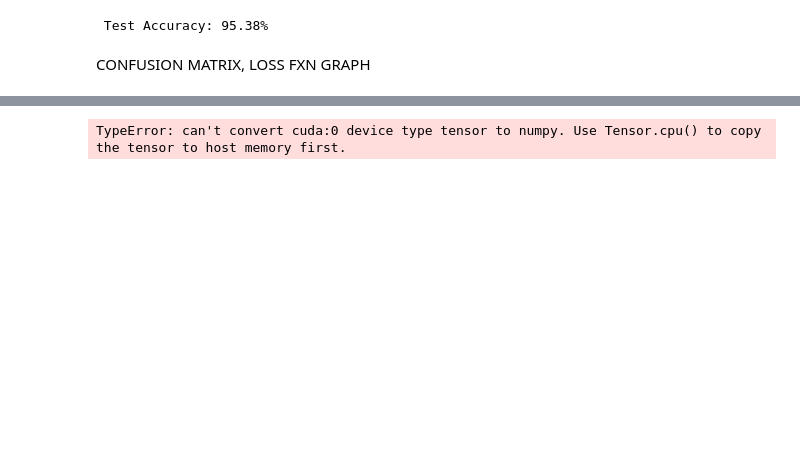
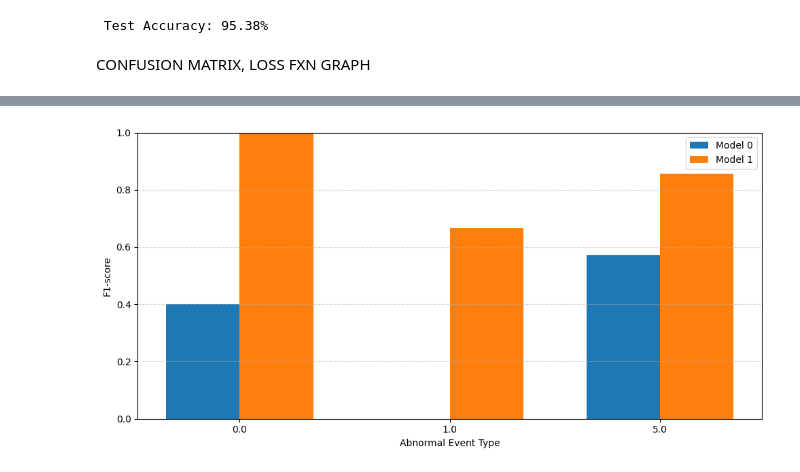
Before and after one commit to randrake/anomaly_detection, a Jupyter notebook: 250225_/1/Dataset/3W Dataset/codes/main.ipynb, the cells around one changed output, grey strips where cells are left out. Drawn from its saved outputs; the diff is of its cells as text; code cells hidden in the pictures; blank space fills up the shorter version.

```diff
--- a/250225_/1/Dataset/3W Dataset/codes/main.ipynb
+++ b/250225_/1/Dataset/3W Dataset/codes/main.ipynb
@@ -850,16 +890,0 @@ plt.show()
-# %%
-from sklearn.metrics import confusion_matrix
-
-# Use the test predictions from MODEL_01
-cm = confusion_matrix(y_true_all, y_pred_all)
-plt.figure(figsize=(7, 6))
-sns.heatmap(cm, annot=True, fmt='d', cmap='Blues', cbar=False, square=True,
-            xticklabels=range(9), yticklabels=range(9))
-plt.title("Confusion Matrix")
-plt.xlabel("Predicted label")
-plt.ylabel("True label")
-plt.grid(False)
-plt.tight_layout()
-plt.show()
-# %% [output]
-TypeError: can't convert cuda:0 device type tensor to numpy. Use Tensor.cpu() to copy the tensor to host memory first.
@@ -865,0 +895,47 @@ TypeError: can't convert cuda:0 device type tensor to numpy. Use Tensor.cpu() to
+# %%
+def compute_classwise_metrics(y_true, y_pred, class_labels):
+    precision, recall, f1, support = precision_recall_fscore_support(
+        y_true,
+        y_pred,
+        labels=class_labels,
+        zero_division=0
+    )
+
+    df = pd.DataFrame({
+        "class": class_labels,
+        "precision": precision,
+        "recall": recall,
+        "f1": f1,
+        "support": support
+    })
+
+    return df
+# %%
+classes = sorted(np.unique(y_true))
+
+df_model_0 = compute_classwise_metrics(y_true, y_pred_0, classes)
+df_model_1 = compute_classwise_metrics(y_true, y_pred_1, classes)
+# %%
+def plot_classwise_f1(df0, df1, model_names=("Model 0", "Model 1")):
+    classes = df0["class"].values
+    x = np.arange(len(classes))
+    width = 0.35
+
+    plt.figure(figsize=(10, 5))
+
+    plt.bar(x - width/2, df0["f1"], width, label=model_names[0])
+    plt.bar(x + width/2, df1["f1"], width, label=model_names[1])
+
+    plt.xlabel("Abnormal Event Type")
+    plt.ylabel("F1-score")
+    plt.xticks(x, classes)
+    plt.ylim(0, 1.0)
+    plt.legend()
+    plt.grid(axis="y", linestyle="--", alpha=0.5)
+
+    plt.tight_layout()
+    plt.show()
+# %%
+plot_classwise_f1(df_model_0, df_model_1)
+# %% [output]
+[figure, added]
```
Also changed, not shown: parts of 14 cells of this notebook.
